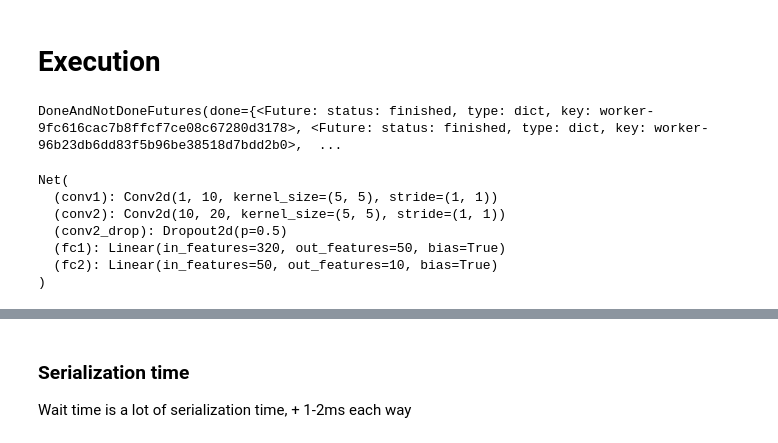
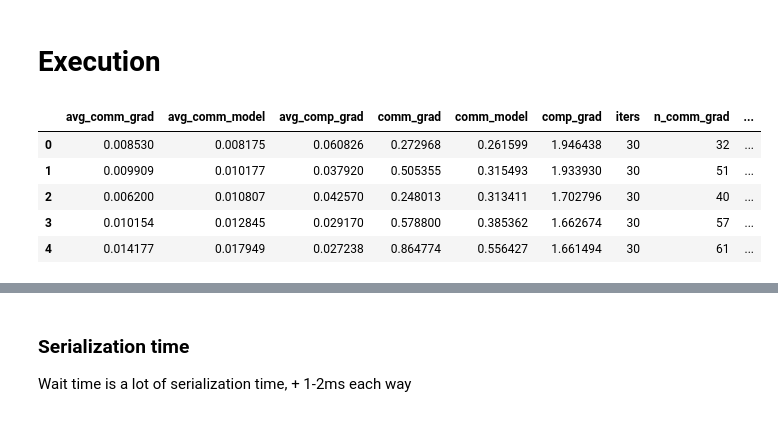
Before and after one commit to stsievert/dask-ps, a Jupyter notebook: Centralized-PS.ipynb, the cells around one changed output, grey strips where cells are left out. Saved outputs shown, nothing was run; the diff lists cells and outputs as text; code cells hidden in the pictures.

```diff
--- a/Centralized-PS.ipynb
+++ b/Centralized-PS.ipynb
@@ -192,17 +194,0 @@ def worker(ps, device, train_loader):
-# %%
-futures = [client.submit(worker, ps, device, train_loader)
-           for i in range(num_workers)]
-wait(futures)
-# %% [output]
-DoneAndNotDoneFutures(done={<Future: status: finished, type: dict, key: worker-9fc616cac7b8ffcf7ce08c67280d3178>, <Future: status: finished, type: dict, key: worker-96b23db6dd83f5b96be38518d7bdd2b0>,  ...
-# %%
-model = ps.model
-model
-# %% [output]
-Net(
-  (conv1): Conv2d(1, 10, kernel_size=(5, 5), stride=(1, 1))
-  (conv2): Conv2d(10, 20, kernel_size=(5, 5), stride=(1, 1))
-  (conv2_drop): Dropout2d(p=0.5)
-  (fc1): Linear(in_features=320, out_features=50, bias=True)
-  (fc2): Linear(in_features=50, out_features=10, bias=True)
-)
@@ -208,0 +229,11 @@ Net(
+# %%
+import pandas as pd
+df = pd.DataFrame(sum(data, []))
+df.head()
+# %% [output]
+|  | avg_comm_grad | avg_comm_model | avg_comp_grad | comm_grad | comm_model | comp_grad | iters | n_comm_grad | ... |
+| 0 | 0.008530 | 0.008175 | 0.060826 | 0.272968 | 0.261599 | 1.946438 | 30 | 32 | ... |
+| 1 | 0.009909 | 0.010177 | 0.037920 | 0.505355 | 0.315493 | 1.933930 | 30 | 51 | ... |
+| 2 | 0.006200 | 0.010807 | 0.042570 | 0.248013 | 0.313411 | 1.702796 | 30 | 40 | ... |
+| 3 | 0.010154 | 0.012845 | 0.029170 | 0.578800 | 0.385362 | 1.662674 | 30 | 57 | ... |
+| 4 | 0.014177 | 0.017949 | 0.027238 | 0.864774 | 0.556427 | 1.661494 | 30 | 61 | ... |
```
Also changed, not shown: parts of 13 cells of this notebook.
